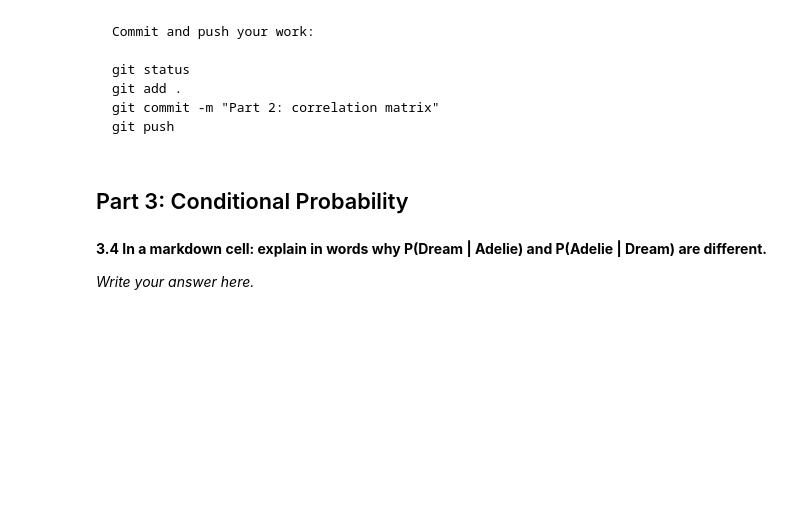
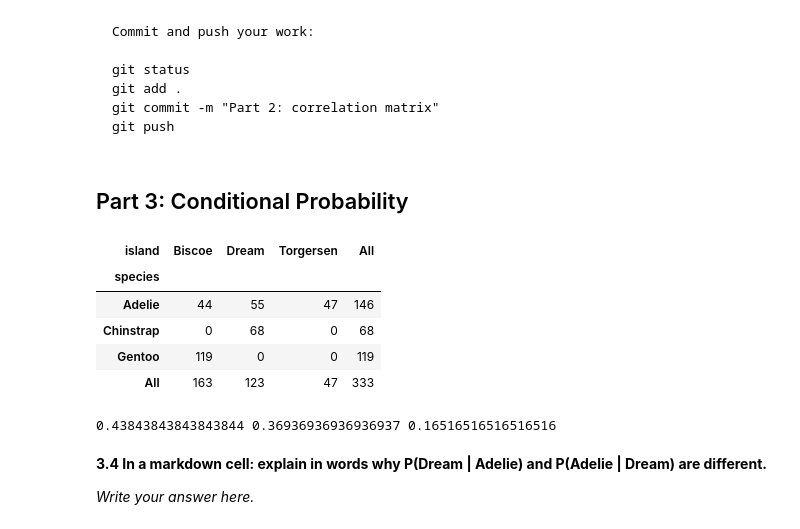
Before and after one commit to maryammalik1253/prac3, a Jupyter notebook: Practical_3_T.ipynb, the cells around one changed output. Saved outputs shown, nothing was run; the diff lists cells and outputs as text; code cells hidden in the pictures; blank space fills up the shorter version.

```diff
--- a/Practical_3_T.ipynb
+++ b/Practical_3_T.ipynb
@@ -102,8 +104,24 @@ git push
 ## Part 3: Conditional Probability
 # %%
 # 3.1 Make a table of species against island with counts, including totals (`margins=True`).
+table = pd.crosstab(df["species"], df["island"], margins=True)
+table
+# %% [output]
+| island | Biscoe | Dream | Torgersen | All |
+| species |  |  |  |  |
+| Adelie | 44 | 55 | 47 | 146 |
+| Chinstrap | 0 | 68 | 0 | 68 |
+| Gentoo | 119 | 0 | 0 | 119 |
+| All | 163 | 123 | 47 | 333 |
 # %%
 # 3.2 Calculate P(Adelie), P(Dream), P(Adelie and Dream), P(Dream | Adelie), and P(Adelie | Dream).
+n = table.loc["All", "All"]
+p_adelie = table.loc["Adelie", "All"] / n
+p_dream = table.loc["All", "Dream"] / n
+p_both = table.loc["Adelie", "Dream"] / n
+print(p_adelie, p_dream, p_both)
+# %% [output]
+0.43843843843843844 0.36936936936936937 0.16516516516516516
 # %%
 # 3.3 Check Bayes' theorem: calculate P(Adelie | Dream) from P(Dream | Adelie), P(Adelie), and P(Dream).
 # %% [markdown]
```
Also changed, not shown: parts of 1 cell of this notebook.
